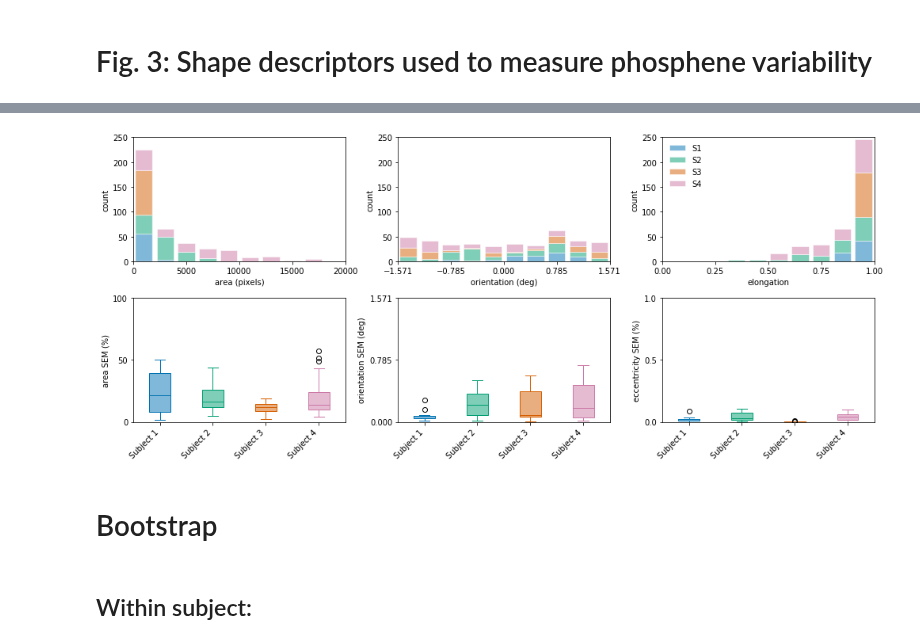
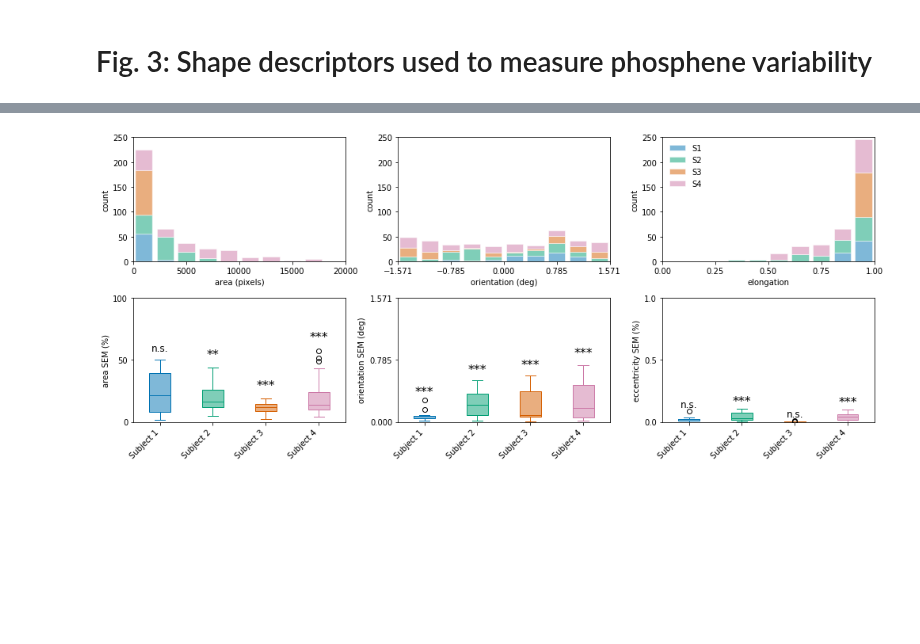
Before and after one commit to VisCog/ArgusShapes, a Jupyter notebook: figures/fig3-shape-descriptors.ipynb, the cells around one changed output, grey strips where cells are left out. Drawn from its saved outputs; the diff is of its cells as text; code cells hidden in the pictures; blank space fills up the shorter version.

Commit message:
run resampling analysis at different significance levels

```diff
--- a/figures/fig3-shape-descriptors.ipynb
+++ b/figures/fig3-shape-descriptors.ipynb
@@ -25,6 +83,7 @@ Xy.drop(columns='image', inplace=True)
 descriptors = ['area', 'orientation', 'eccentricity']
 ylabels = ['area (pixels)', 'orientation (deg)', 'elongation']
 colors = ['#0072B2', '#009E73', '#D55E00', '#CC79A7']
+n_iter = 1000
 # %%
 fig, axes = plt.subplots(nrows=2, ncols=len(descriptors), figsize=(14, 6))
 
@@ -46,33 +105,54 @@ for ax, desc, color, xlim, ylabel in zip(axes[0], descriptors, colors, xlimits,
     ax.set_ylim(0, 250)
     ax.set_xticks(np.linspace(*xlim, num=5))
     ax.set_ylabel('count')
     ax.set_xlabel(ylabel)
     if desc == descriptors[-1]:
         ax.legend(loc='upper left')
 
 ylimits = [[0, 100], [0, np.pi/2], [0, 1]]
 for ax, desc, ylim in zip(axes[1], descriptors, ylimits):
     for s, (subject, color) in enumerate(zip(subjects, colors)):
+        # Boxplots:
         vals = [data[desc].sem() / data[desc].mean() * 100
                 if desc == 'area' else data[desc].sem()
                 for _, data in Xy[Xy.subject == subject].groupby('electrode')]
         bp = ax.boxplot([vals], positions=[s], widths=0.4, patch_artist=True,
                         medianprops={'color': color}, capprops={'color': color},
                         flierprops={'color': color}, whiskerprops={'color': color})
         rgba = tuple([int(color.lstrip('#')[i:i+2], 16) / 255 for i in (0, 2 ,4)] + [0.5])
         [patch.set_facecolor(rgba) for patch in bp['boxes']]
         [patch.set_edgecolor(color) for patch in bp['boxes']]
+        # Resample analysis:
+        alphas = [0.06, 0.05, 0.01, 0.001]
+        is_signif, _, _ = resample(Xy, subject, desc, within_subject=True,
+                                   alpha=alphas, n_iter=n_iter)
+        if is_signif[3]:
+            txt = '***'
+            fs = 16
+        elif is_signif[2]:
+            txt = '**'
+            fs = 16
+        elif is_signif[1]:
+            txt = '*'
+            fs = 16
+        elif is_signif[0]:
+            txt = 'p<0.06'
+            fs = 12
+        else:
+            txt = 'n.s.'
+            fs = 12
+        lims = ax.axis()
+        ax.text(s, np.max(vals) + 0.1 * (lims[3] - lims[2]), txt, fontsize=fs,
+                ha='center', va='bottom')
 
     ax.set_xlim(-0.5, 3.5)
     ax.set_xticks(np.arange(len(subjects)))
     ax.set_xticklabels([s.replace("S", "Subject ") for s in subjects], ha='right', rotation=45)
     ax.set_ylim(*ylim)
     ax.set_yticks(np.linspace(*ylim, num=3))
     ax.set_ylabel('%s SEM (%s)' % (desc, 'deg' if desc == 'orientation' else '%'))
 
 fig.tight_layout()
 fig.savefig('fig3-variability.eps')
 # %% [output]
-[figure, old version]
+[figure, new version]
-# %% [markdown]
-# Bootstrap
@@ -134,2 +158,0 @@ def bootstrap(Xy, subject, descriptor, within_subject=True, n_iter=1000, alpha=0
-# %% [markdown]
-## Within subject:
```
Also changed, not shown: parts of 6 cells of this notebook.
